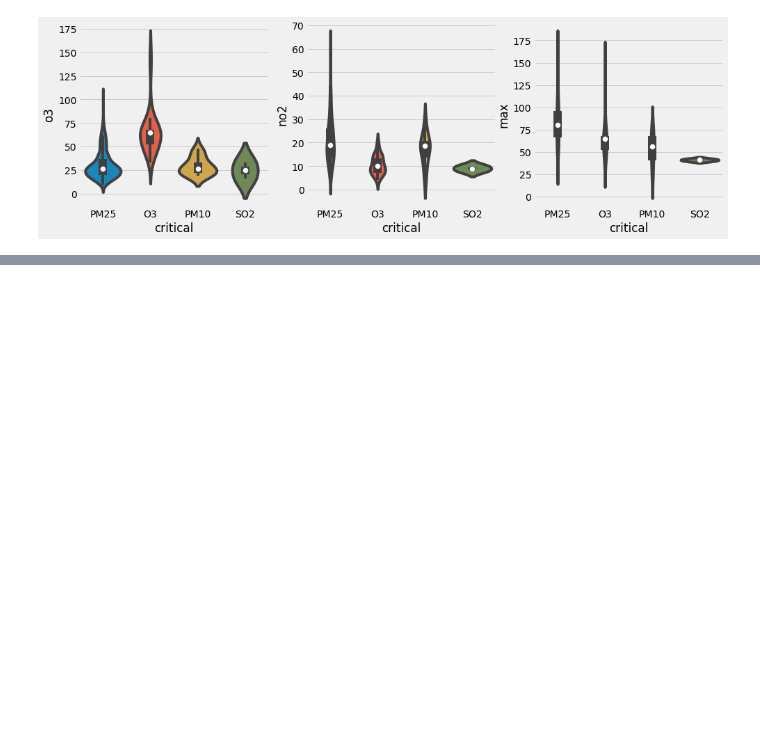
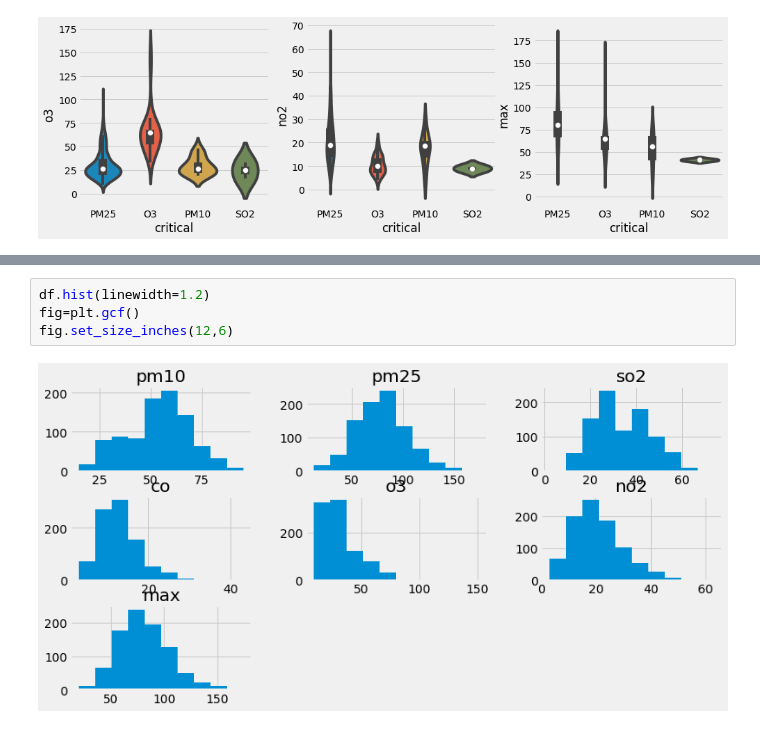
Before and after one commit to SMAMHTN/Final-Project-Microcredential, a Jupyter notebook: Pengerjaan/FP-Step3-DataUnderstanding2.ipynb, the cells around one changed output, grey strips where cells are left out. Saved outputs shown, nothing was run; the diff lists cells and outputs as text; blank space fills up the shorter version.

```diff
--- a/Pengerjaan/FP-Step3-DataUnderstanding2.ipynb
+++ b/Pengerjaan/FP-Step3-DataUnderstanding2.ipynb
@@ -179,0 +196,6 @@ sns.violinplot(x='critical',y='max',data=df)
+# %%
+df.hist(linewidth=1.2)
+fig=plt.gcf()
+fig.set_size_inches(12,6)
+# %% [output]
+[figure, added]
```
Also changed, not shown: parts of 5 cells of this notebook.
